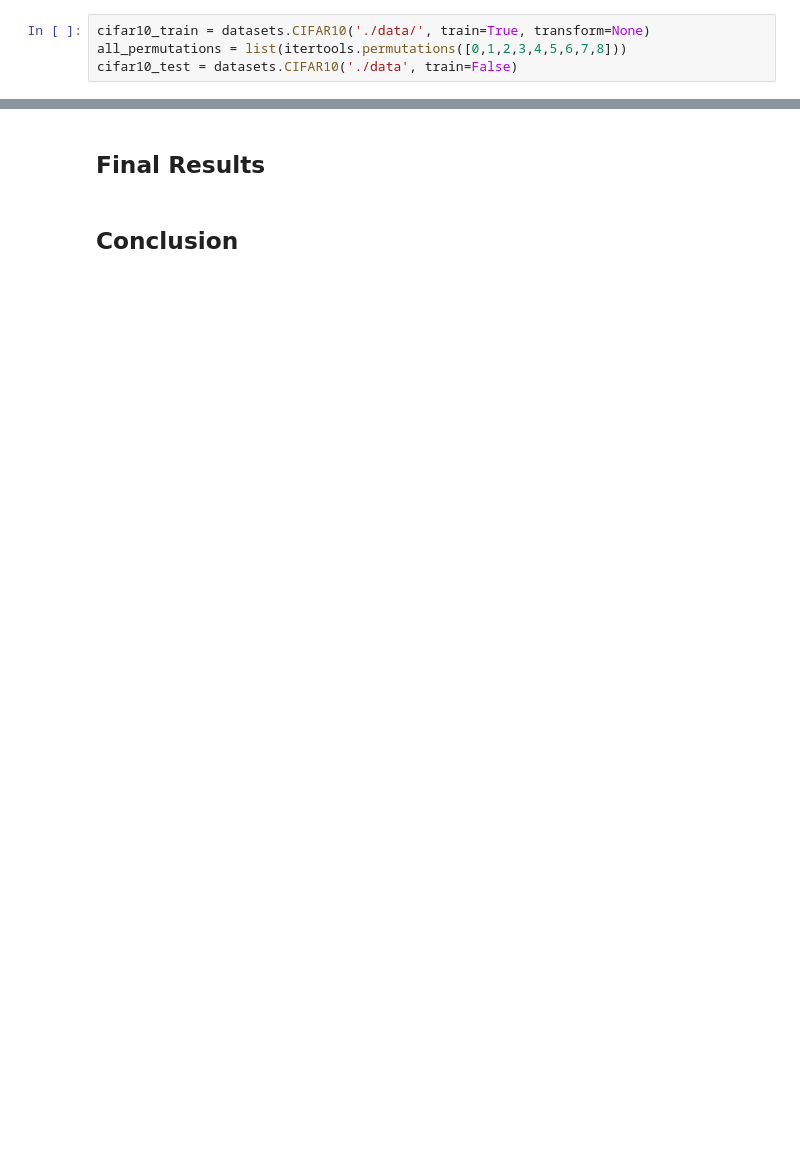
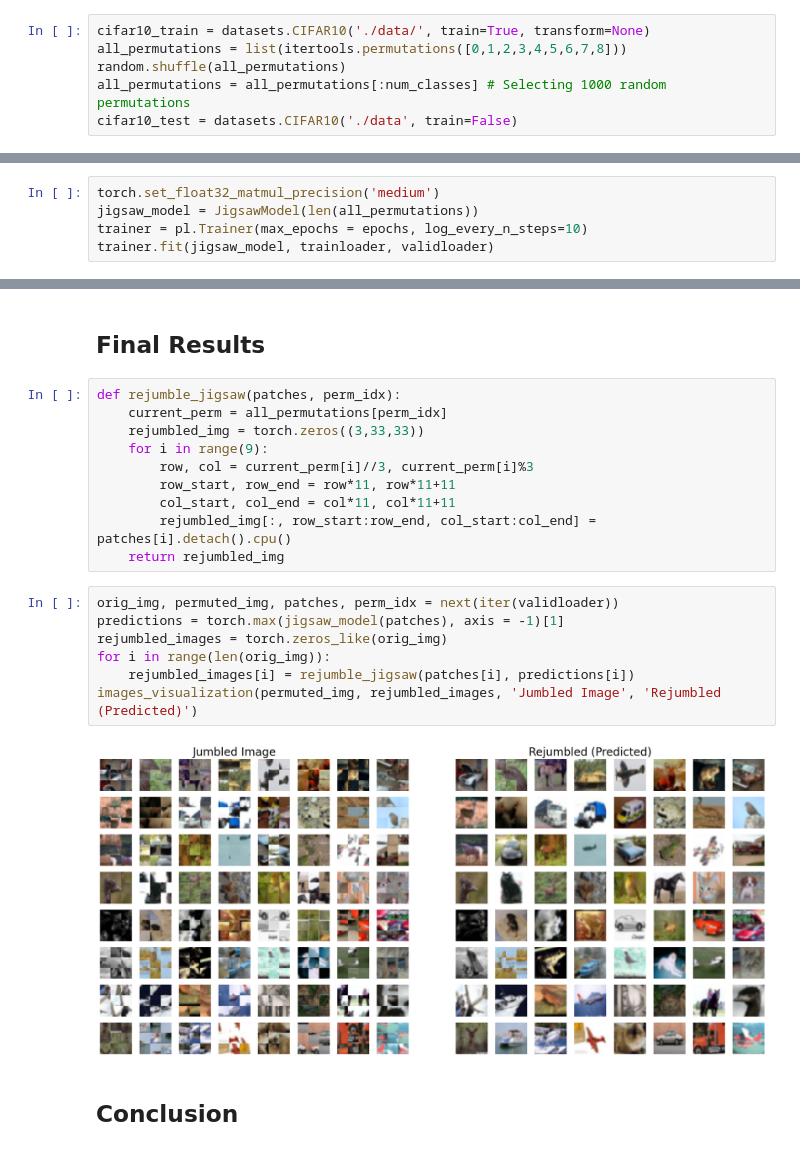
Before and after one commit to munish30monga/gnr_650, a Jupyter notebook: assignment_3.ipynb, the cells around one changed output, grey strips where cells are left out. Saved outputs shown, nothing was run; the diff lists cells and outputs as text; blank space fills up the shorter version.

Commit message:
Implemented Jigsaw Solver

```diff
--- a/assignment_3.ipynb
+++ b/assignment_3.ipynb
@@ -57,6 +65,8 @@ class Cifar10Dataset(Dataset):
 # %%
 cifar10_train = datasets.CIFAR10('./data/', train=True, transform=None)
 all_permutations = list(itertools.permutations([0,1,2,3,4,5,6,7,8]))
+random.shuffle(all_permutations)
+all_permutations = all_permutations[:num_classes] # Selecting 1000 random permutations
 cifar10_test = datasets.CIFAR10('./data', train=False)
 # %%
 train_transforms = transforms.Compose([
@@ -119,2 +222,7 @@ images_visualization(orig_img, permuted_img)
 # %% [markdown]
 ## Training the model
+# %%
+torch.set_float32_matmul_precision('medium')
+jigsaw_model = JigsawModel(len(all_permutations))
+trainer = pl.Trainer(max_epochs = epochs, log_every_n_steps=10)
+trainer.fit(jigsaw_model, trainloader, validloader)
@@ -121,4 +264,23 @@ images_visualization(orig_img, permuted_img)
 # %% [markdown]
 ## Final Results
+# %%
+def rejumble_jigsaw(patches, perm_idx):
+    current_perm = all_permutations[perm_idx]
+    rejumbled_img = torch.zeros((3,33,33))
+    for i in range(9):
+        row, col = current_perm[i]//3, current_perm[i]%3
+        row_start, row_end = row*11, row*11+11
+        col_start, col_end = col*11, col*11+11
+        rejumbled_img[:, row_start:row_end, col_start:col_end] = patches[i].detach().cpu()
+    return rejumbled_img
+# %%
+orig_img, permuted_img, patches, perm_idx = next(iter(validloader))
+predictions = torch.max(jigsaw_model(patches), axis = -1)[1]
+rejumbled_images = torch.zeros_like(orig_img)
+for i in range(len(orig_img)):
+    rejumbled_images[i] = rejumble_jigsaw(patches[i], predictions[i])
+images_visualization(permuted_img, rejumbled_images, 'Jumbled Image', 'Rejumbled (Predicted)')
+# %% [output]
+[figure, added]
 # %% [markdown]
 ## Conclusion
```
Also changed, not shown: parts of 10 cells of this notebook.
